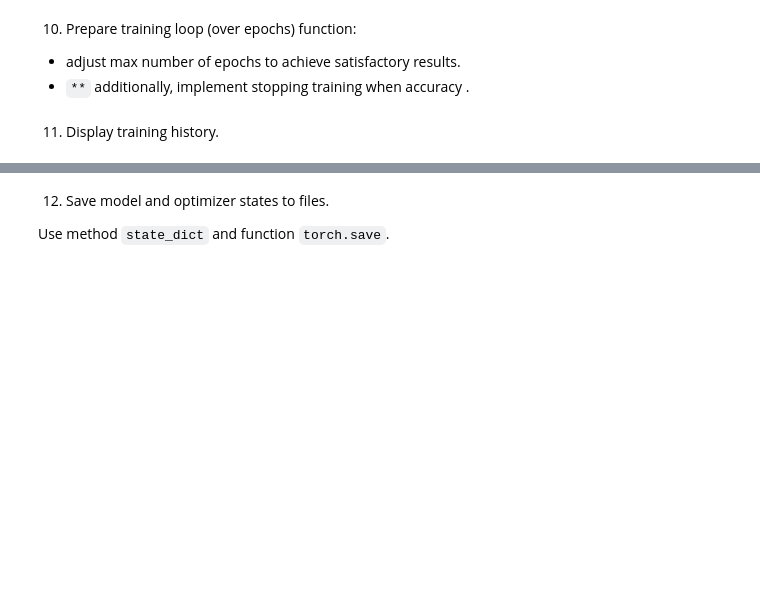
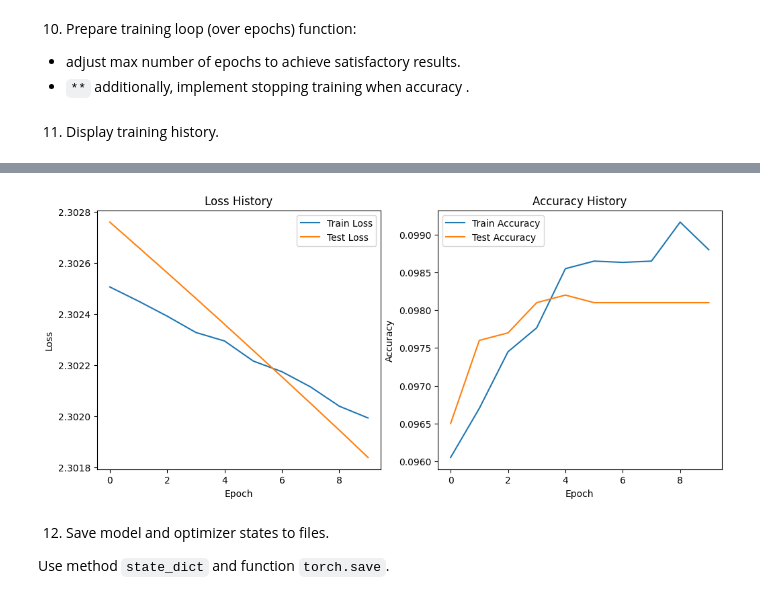
Before and after one commit to Mateleo/EmbeddedAI, a Jupyter notebook: Lab1/Lab1.ipynb, the cells around one changed output, grey strips where cells are left out. Drawn from its saved outputs; the diff is of its cells as text; code cells hidden in the pictures; blank space fills up the shorter version.

```diff
--- a/Lab1/Lab1.ipynb
+++ b/Lab1/Lab1.ipynb
@@ -144,6 +319,8 @@ net = net.to(device)
 # %% [markdown]
 6. To train network we need to know 'how good or bad' results it gives.
 Please, instantiate `torch.nn.CrossEntropyLoss` as `loss_fcn`.
+# %%
+loss_fcn = nn.CrossEntropyLoss()
 # %% [markdown]
 7. To score network define accuracy metric.
 For network output you need to decide what is the final network answer. For clasification we can assume, that the final answer is the class with highest probability (`argmax`).
@@ -159,6 +336,7 @@ class BaseMetic(ABC):
     @abstractmethod
     def __call__(self, y_pred, y_ref) -> Any:
         raise NotImplementedError()
+
 
 
 class AccuracyMetic(BaseMetic):
@@ -173,11 +351,16 @@ class AccuracyMetic(BaseMetic):
         :param y_ref: tensor with shape (batch_size,) and type Long
         :return: scalar tensor with accuracy metric for batch
         """
-        # scalar value
-        score: torch.Tensor = ...
+        # Get the predicted class (index with the highest probability) for each sample
+        predicted_classes = y_pred.argmax(dim=1)
 
-        return score
+        # Compare the predicted classes to the reference labels
+        correct_predictions = (predicted_classes == y_ref).sum().item()
 
+        # Calculate the accuracy
+        accuracy = correct_predictions / y_ref.size(0)  # Divide by the batch size
+
+        return torch.tensor(accuracy)
 
 metric = AccuracyMetic()
 # %% [markdown]
@@ -189,2 +370,8 @@ optimizer = ...
+# %%
+import torch.optim as optim
+
+learning_rate = 0.001
+
+optimizer = optim.SGD(net.parameters(), lr=learning_rate)
 # %% [markdown]
 9. Now define training / testing function:
@@ -290,0 +432,50 @@ net, history = training(net,
+# %%
+import matplotlib.pyplot as plt
+
+def train_and_display(model, train_loader, test_loader, criterion, metric, optimizer, device, num_epochs):
+    train_losses = []
+    test_losses = []
+    train_accuracies = []
+    test_accuracies = []
+
+    for epoch in range(num_epochs):
+        # Training phase
+        model, train_loss, train_accuracy = train_or_test(
+            model, train_loader, criterion, metric, mode='train', optimizer=optimizer, device=device)
+        train_losses.append(train_loss)
+        train_accuracies.append(train_accuracy)
+
+        # Testing phase
+        model, test_loss, test_accuracy = train_or_test(
+            model, test_loader, criterion, metric, mode='test', device=device)
+        test_losses.append(test_loss)
+        test_accuracies.append(test_accuracy)
+
+        print(f"Epoch {epoch + 1}/{num_epochs}:")
+        print(f"  Train Loss: {train_loss:.4f}  Train Accuracy: {train_accuracy:.4f}")
+        print(f"  Test Loss: {test_loss:.4f}  Test Accuracy: {test_accuracy:.4f}")
+
+    # Plot training history
+    plt.figure(figsize=(12, 5))
+    plt.subplot(1, 2, 1)
+    plt.plot(train_losses, label='Train Loss')
+    plt.plot(test_losses, label='Test Loss')
+    plt.xlabel('Epoch')
+    plt.ylabel('Loss')
+    plt.legend()
+    plt.title('Loss History')
+
+    plt.subplot(1, 2, 2)
+    plt.plot(train_accuracies, label='Train Accuracy')
+    plt.plot(test_accuracies, label='Test Accuracy')
+    plt.xlabel('Epoch')
+    plt.ylabel('Accuracy')
+    plt.legend()
+    plt.title('Accuracy History')
+
+    plt.show()
+
+# Example usage:
+num_epochs = 10
+train_and_display(net, train_loader, test_loader, loss_fcn, metric, optimizer, device, num_epochs)
+# %% [output]
@@ -291,3 +512,4 @@ net, history = training(net,
+[figure, added]
 # %% [markdown]
 12. Save model and optimizer states to files.
 
```
Also changed, not shown: parts of 28 cells of this notebook, 2 other files.
